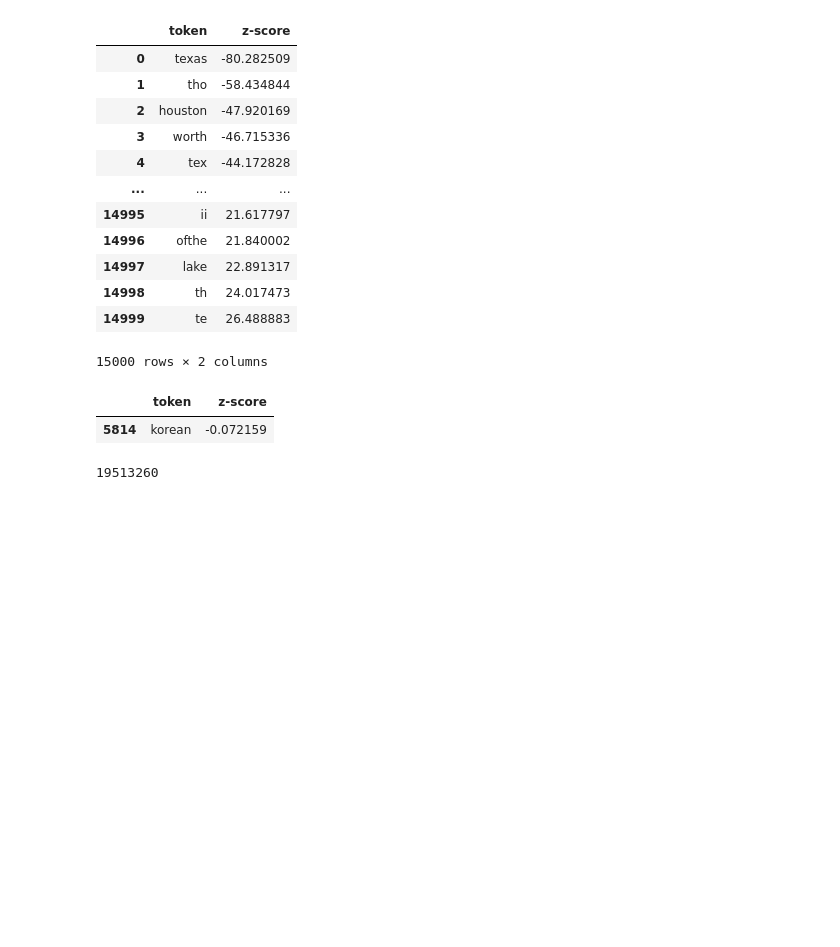
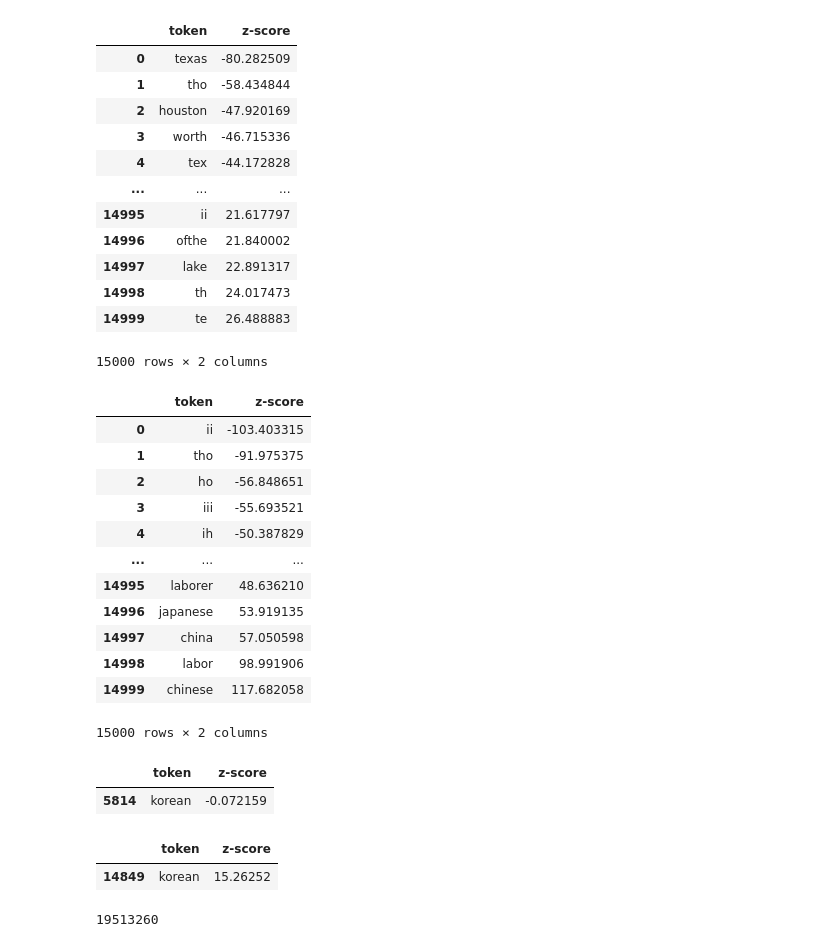
Before and after one commit to park-jay/coolie, a Jupyter notebook: log-odds.ipynb, the cells around one changed output. Saved outputs shown, nothing was run; the diff lists cells and outputs as text; code cells hidden in the pictures; blank space fills up the shorter version.

```diff
--- a/log-odds.ipynb
+++ b/log-odds.ipynb
@@ -80,10 +152,31 @@ language_z_df
 | 14998 | th | 24.017473 |
 | 14999 | te | 26.488883 |
 15000 rows × 2 columns
+# %%
+language_z_df_outlier
+# %% [output]
+|  | token | z-score |
+| 0 | ii | -103.403315 |
+| 1 | tho | -91.975375 |
+| 2 | ho | -56.848651 |
+| 3 | iii | -55.693521 |
+| 4 | ih | -50.387829 |
+| ... | ... | ... |
+| 14995 | laborer | 48.636210 |
+| 14996 | japanese | 53.919135 |
+| 14997 | china | 57.050598 |
+| 14998 | labor | 98.991906 |
+| 14999 | chinese | 117.682058 |
+15000 rows × 2 columns
 # %%
 language_z_df[language_z_df['token']=='korean']
 # %% [output]
 |  | token | z-score |
 | 5814 | korean | -0.072159 |
+# %%
+language_z_df_outlier[language_z_df_outlier['token']=='korean']
+# %% [output]
+|  | token | z-score |
+| 14849 | korean | 15.26252 |
 # %%
 language_z_df.to_csv(path + 'z-score2.csv', index=False)
```
Also changed, not shown: parts of 11 cells of this notebook, 14 other files.
